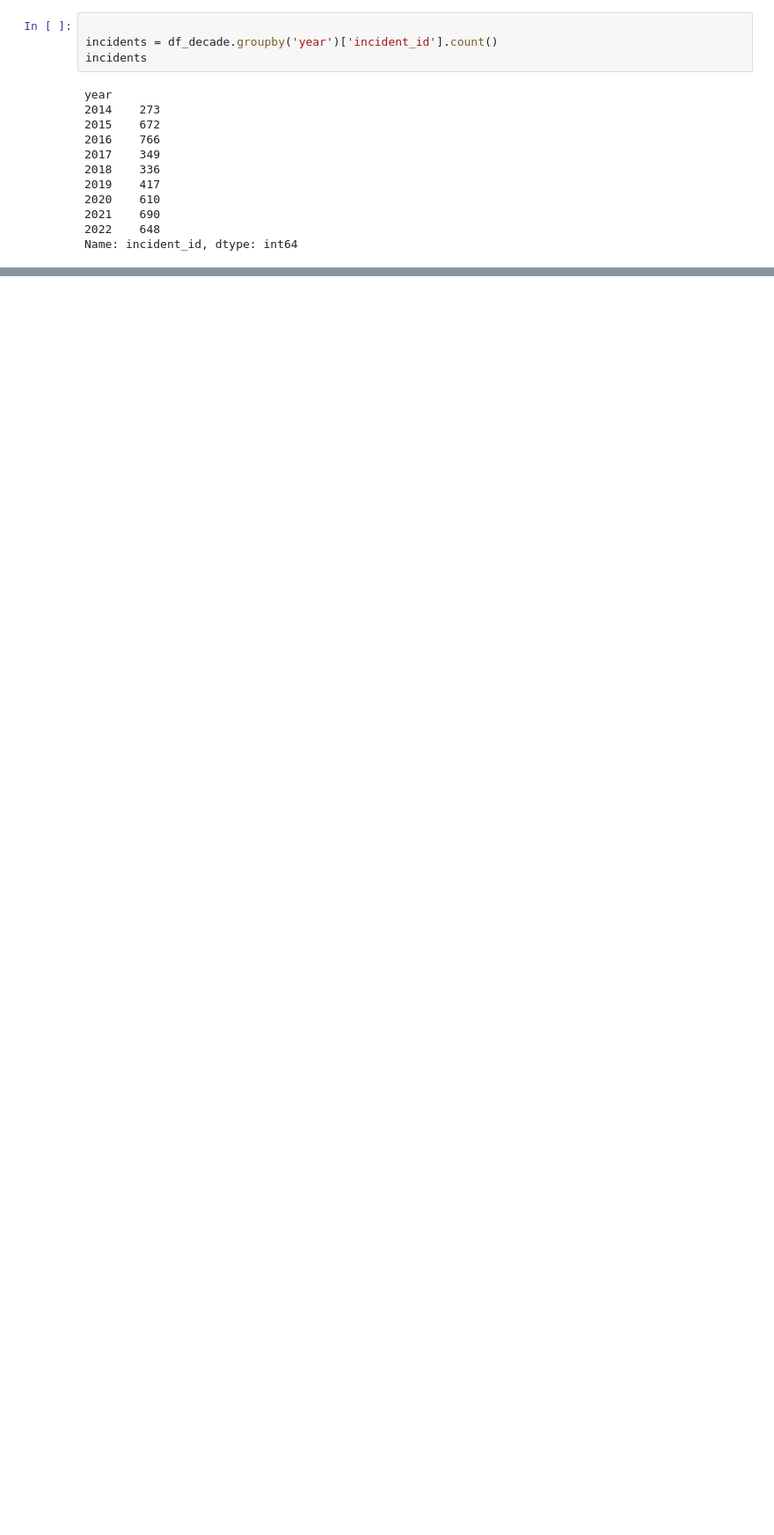
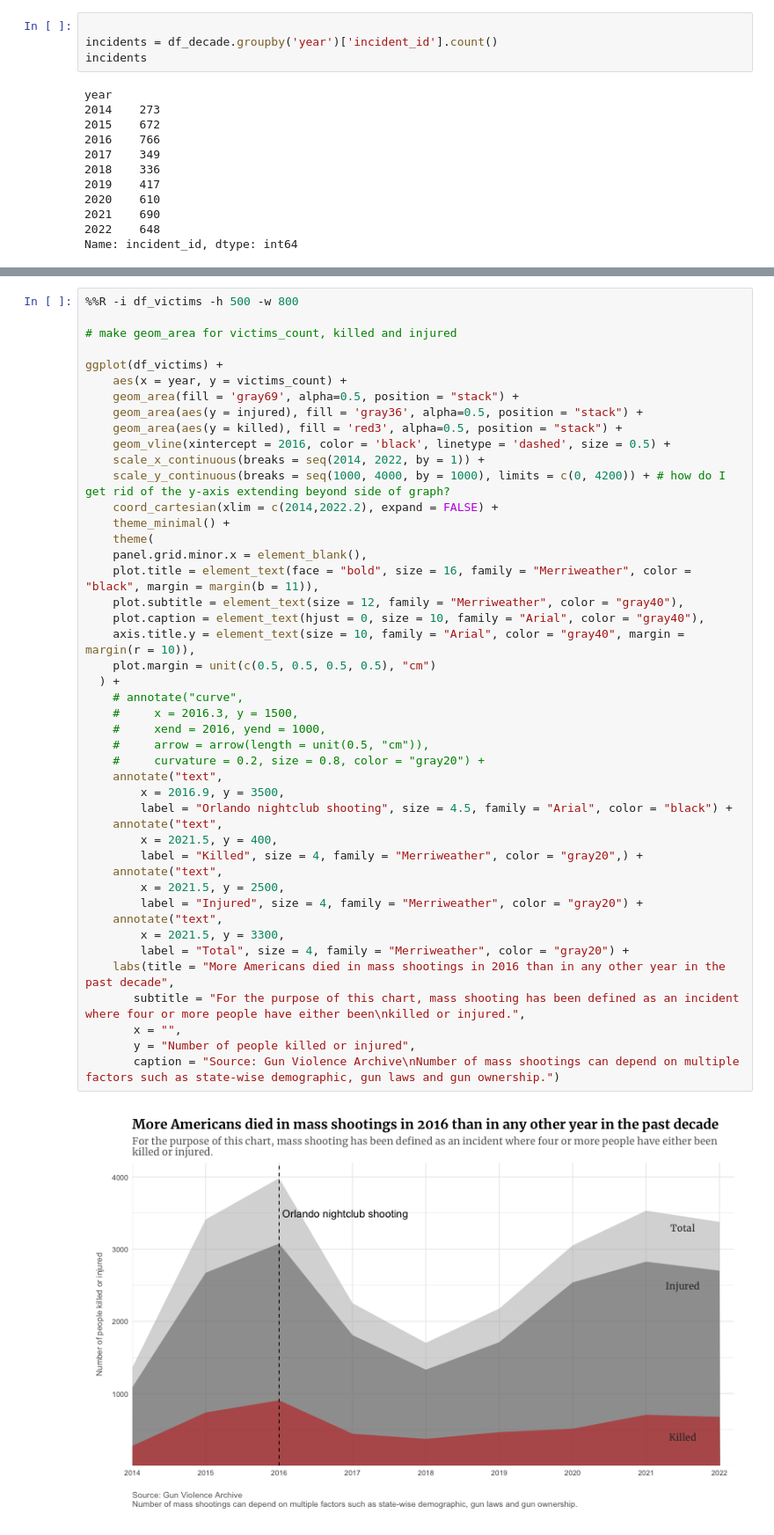
Before and after one commit to poojachaudhuri/project-2, a Jupyter notebook: plotting.ipynb, the cells around one changed output, grey strips where cells are left out. Shown at 88% size. Drawn from its saved outputs; the diff is of its cells as text; blank space fills up the shorter version.

```diff
--- a/plotting.ipynb
+++ b/plotting.ipynb
@@ -305,0 +399,47 @@ ggplot(df_victims) +
+# %%
+%%R -i df_victims -h 500 -w 800
+
+# make geom_area for victims_count, killed and injured
+
+ggplot(df_victims) +
+    aes(x = year, y = victims_count) +
+    geom_area(fill = 'gray69', alpha=0.5, position = "stack") +
+    geom_area(aes(y = injured), fill = 'gray36', alpha=0.5, position = "stack") +
+    geom_area(aes(y = killed), fill = 'red3', alpha=0.5, position = "stack") +
+    geom_vline(xintercept = 2016, color = 'black', linetype = 'dashed', size = 0.5) +
+    scale_x_continuous(breaks = seq(2014, 2022, by = 1)) +
+    scale_y_continuous(breaks = seq(1000, 4000, by = 1000), limits = c(0, 4200)) + # how do I get rid of the y-axis extending beyond side of graph?
+    coord_cartesian(xlim = c(2014,2022.2), expand = FALSE) +
+    theme_minimal() +
+    theme(
+    panel.grid.minor.x = element_blank(),
+    plot.title = element_text(face = "bold", size = 16, family = "Merriweather", color = "black", margin = margin(b = 11)),
+    plot.subtitle = element_text(size = 12, family = "Merriweather", color = "gray40"),
+    plot.caption = element_text(hjust = 0, size = 10, family = "Arial", color = "gray40"),
+    axis.title.y = element_text(size = 10, family = "Arial", color = "gray40", margin = margin(r = 10)),
+    plot.margin = unit(c(0.5, 0.5, 0.5, 0.5), "cm")
+  ) +
+    # annotate("curve",
+    #     x = 2016.3, y = 1500,
+    #     xend = 2016, yend = 1000,
+    #     arrow = arrow(length = unit(0.5, "cm")),
+    #     curvature = 0.2, size = 0.8, color = "gray20") +
+    annotate("text",
+        x = 2016.9, y = 3500,
+        label = "Orlando nightclub shooting", size = 4.5, family = "Arial", color = "black") +
+    annotate("text",
+        x = 2021.5, y = 400,
+        label = "Killed", size = 4, family = "Merriweather", color = "gray20",) +
+    annotate("text",
+        x = 2021.5, y = 2500,
+        label = "Injured", size = 4, family = "Merriweather", color = "gray20") +
+    annotate("text",
+        x = 2021.5, y = 3300,
+        label = "Total", size = 4, family = "Merriweather", color = "gray20") +
+    labs(title = "More Americans died in mass shootings in 2016 than in any other year in the past decade",
+       subtitle = "For the purpose of this chart, mass shooting has been defined as an incident where four or more people have either been\nkilled or injured.",
+       x = "",
+       y = "Number of people killed or injured",
+       caption = "Source: Gun Violence Archive\nNumber of mass shootings can depend on multiple factors such as state-wise demographic, gun laws and gun ownership.")
+# %% [output]
+[figure, added]
```
Also changed, not shown: parts of 26 cells of this notebook, 4 other files.
